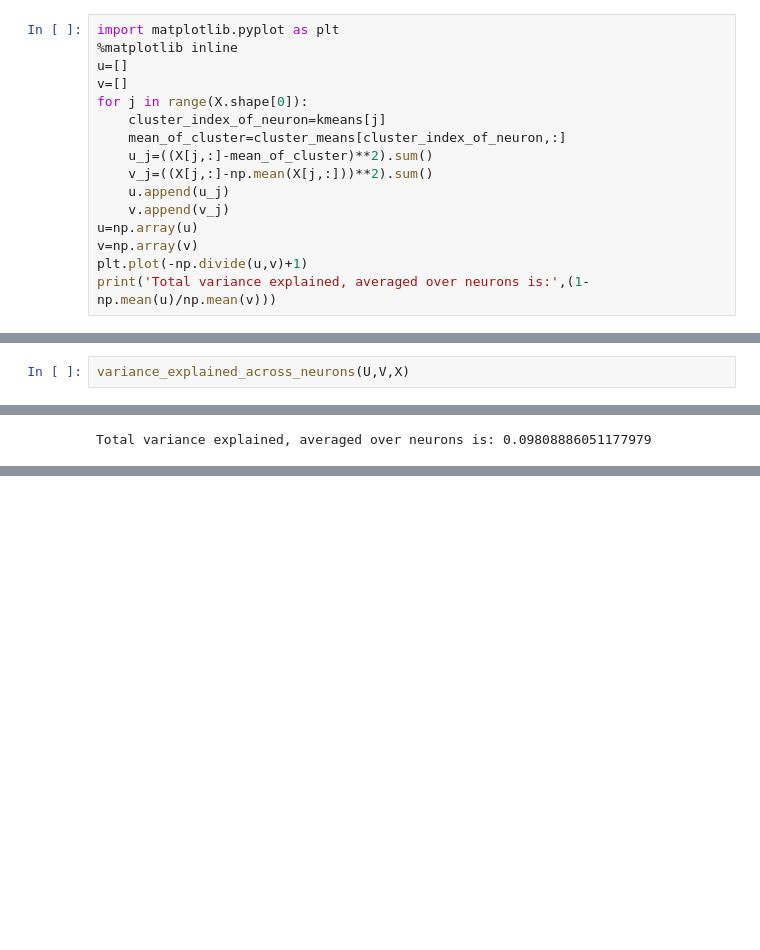
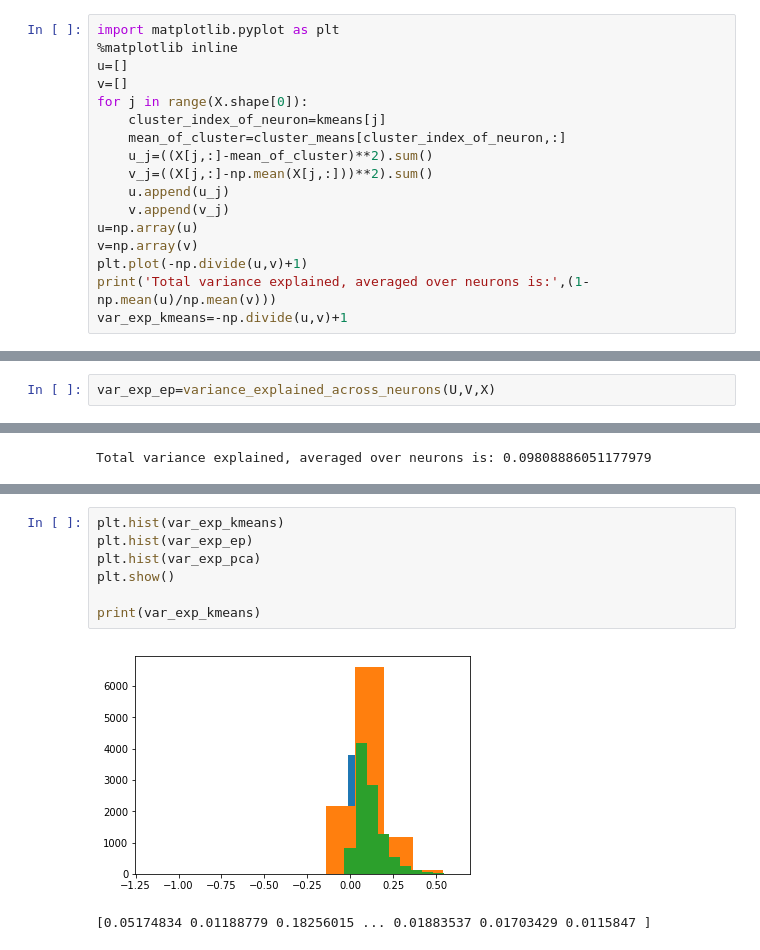
Before and after one commit to MouseLand/EnsemblePursuit, a Jupyter notebook: Visualizations/KmeansNotebook_draft.ipynb, the cells around one changed output, grey strips where cells are left out. Saved outputs shown, nothing was run; the diff lists cells and outputs as text; blank space fills up the shorter version.

```diff
--- a/Visualizations/KmeansNotebook_draft.ipynb
+++ b/Visualizations/KmeansNotebook_draft.ipynb
@@ -57,6 +81,7 @@ u=np.array(u)
 v=np.array(v)
 plt.plot(-np.divide(u,v)+1)
 print('Total variance explained, averaged over neurons is:',(1-np.mean(u)/np.mean(v)))
+var_exp_kmeans=-np.divide(u,v)+1
 # %% [output]
 Total variance explained, averaged over neurons is: 0.06263488531112671
 [figure]
@@ -91,5 +118,5 @@ def variance_explained_across_neurons(U,V,X):
 # %%
-variance_explained_across_neurons(U,V,X)
+var_exp_ep=variance_explained_across_neurons(U,V,X)
 # %% [output]
 [figure]
 Total variance explained, averaged over neurons is: 0.09808886051177979
@@ -106,0 +135,10 @@ ValueError: shapes (150,5880) and (150,10103) not aligned: 5880 (dim 1) != 150 (
+# %%
+plt.hist(var_exp_kmeans)
+plt.hist(var_exp_ep)
+plt.hist(var_exp_pca)
+plt.show()
+
+print(var_exp_kmeans)
+# %% [output]
+[figure, added]
+[0.05174834 0.01188779 0.18256015 ... 0.01883537 0.01703429 0.0115847 ]
```
Also changed, not shown: parts of 5 cells of this notebook, 3 other files.
